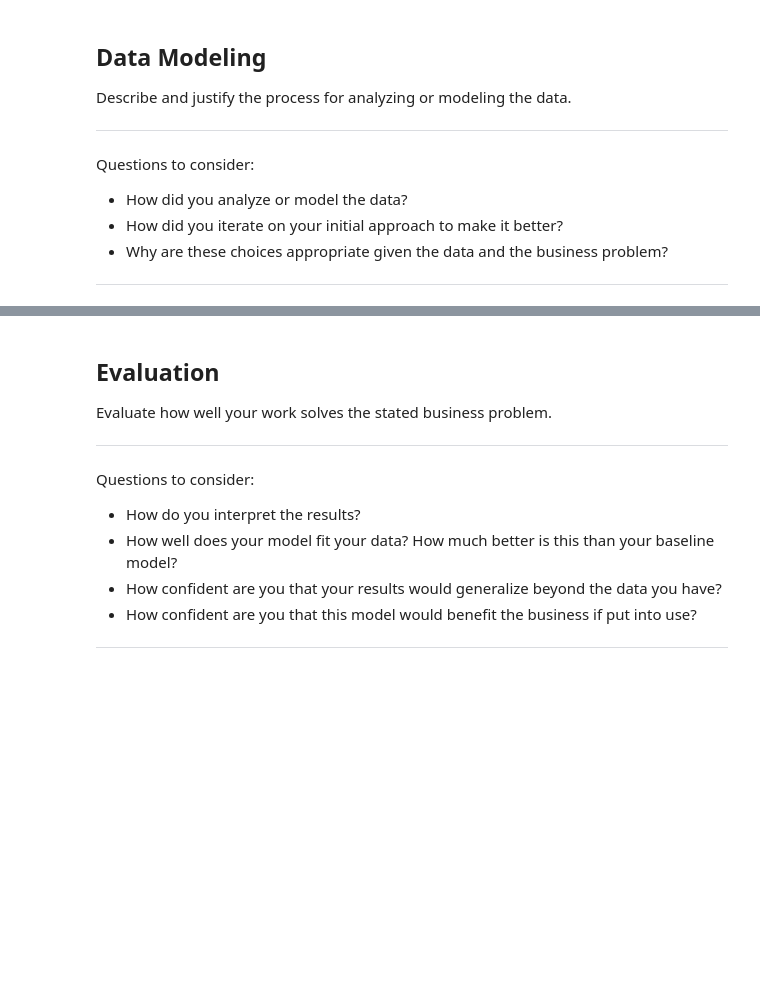
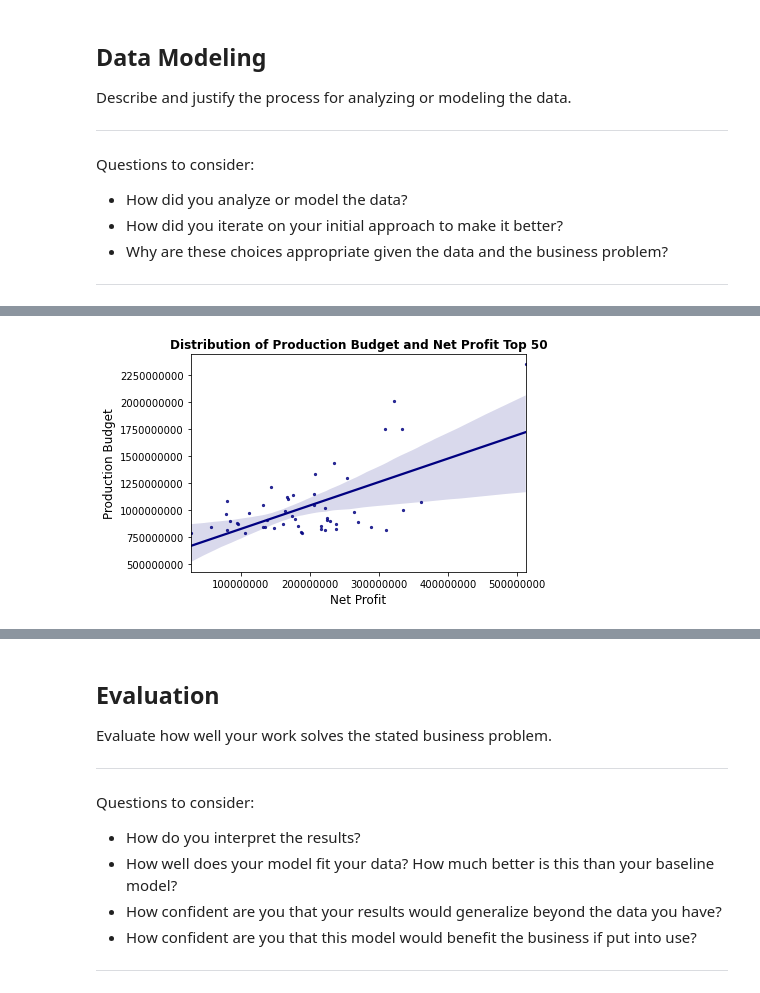
Before and after one commit to rachelfein/project, a Jupyter notebook: dsc-phase1-project-template.ipynb, the cells around one changed output, grey strips where cells are left out. Saved outputs shown, nothing was run; the diff lists cells and outputs as text; code cells hidden in the pictures; blank space fills up the shorter version.

```diff
--- a/dsc-phase1-project-template.ipynb
+++ b/dsc-phase1-project-template.ipynb
@@ -304,0 +459,15 @@ Questions to consider:
+# %%
+# Data model to determine the budget is for the most sucessful movies
+# I chose to use a regplot because it can help predict the profit based on budget
+# Only used top 50 net profit movies so I can show a closer look what the budget range is only for the most sucessful
+# I also included a regplot for the top 200 movies so the client can also see what the predicted profits would be for
+# a lower budget movie
+
+sns.regplot(x="adjusted_production_budget", y="net_profit", data=df_net_profit.head(50), scatter_kws={'s':5},
+            color='navy')
+plt.xlabel("Net Profit", size=12)
+plt.ylabel("Production Budget", size=12)
+plt.title("Distribution of Production Budget and Net Profit Top 50", weight='bold', size=12)
+plt.ticklabel_format(style='plain')
+# %% [output]
+[figure, added]
```
Also changed, not shown: parts of 49 cells of this notebook.
